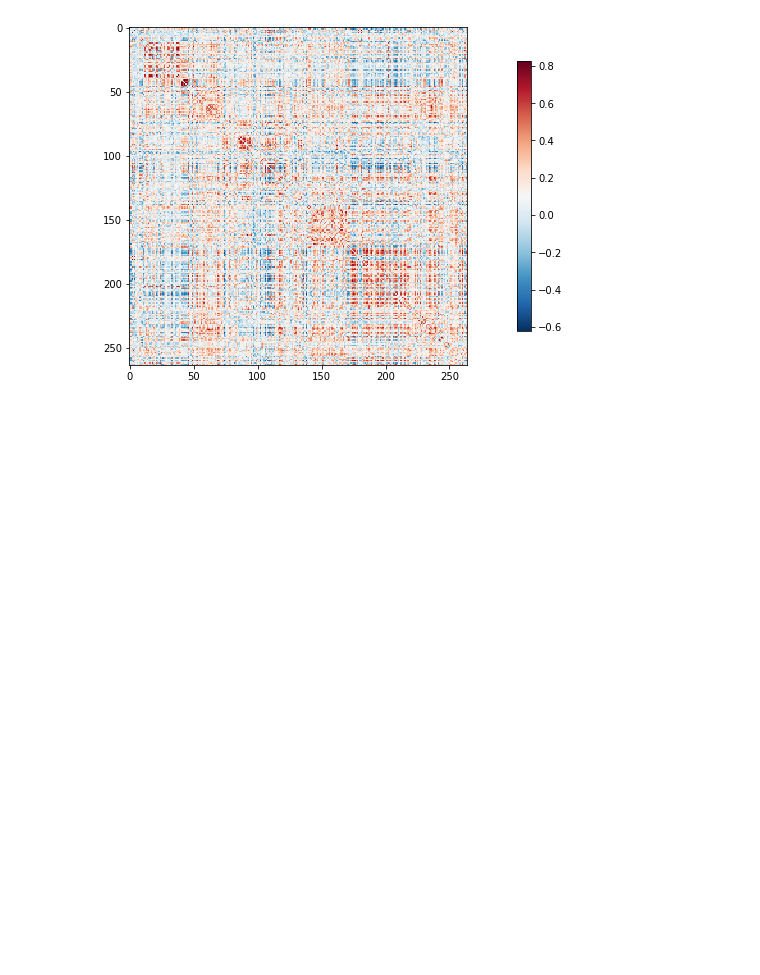
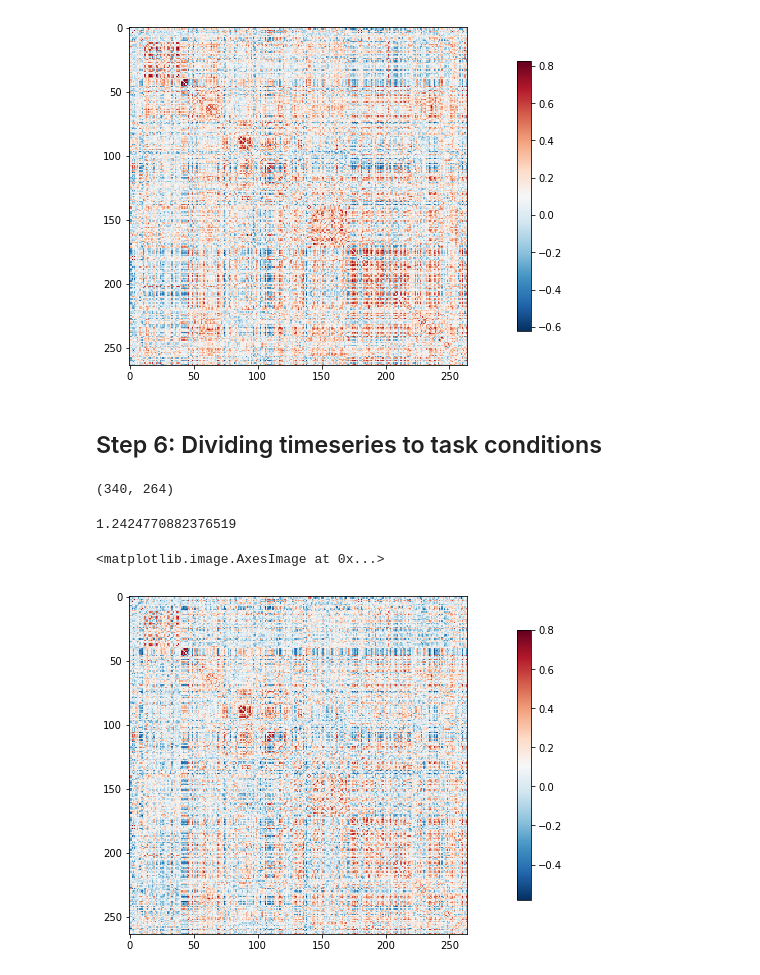
Before and after one commit to kfinc/functional_connectivity_in_python, a Jupyter notebook: LearningBrain_denoising_and_FC_estimation.ipynb, the cells around one changed output. Drawn from its saved outputs; the diff is of its cells as text; code cells hidden in the pictures; blank space fills up the shorter version.

```diff
--- a/LearningBrain_denoising_and_FC_estimation.ipynb
+++ b/LearningBrain_denoising_and_FC_estimation.ipynb
@@ -105,0 +116,57 @@ plotting.plot_matrix(fc_power)
+# %% [markdown]
+Step 6: Dividing timeseries to task conditions
+-----------------------------------------------------------
+# %%
+onsets_1back = np.array([4, 72, 140, 208, 276, 344, 412, 480, 548, 616])
+onsets_2back = np.array([38, 106, 174, 242, 310, 378, 446, 514, 582, 650])
+vol_num = 340
+
+TR = 2
+duration = 30
+
+vector_n_back = np.zeros((vol_num, 3))
+
+for i in range(len(vector_n_back)):
+    if i in onsets_1back/TR:
+        for k in range(int(duration/TR)):
+            vector_n_back[i + k, 0] = 1
+    if i in onsets_2back/TR:
+        for k in range(int(duration/TR)):
+            vector_n_back[i + k, 1] = 1
+    else:
+        continue
+
+
+for i in range(len(vector_n_back)):
+    if vector_n_back[i,0] == 0 and vector_n_back[i,1] == 0:
+        vector_n_back[i,2] = 1
+
+dual1back = vector_n_back[:,0].astype(bool)
+dual2back = vector_n_back[:,1].astype(bool)
+# %%
+timeseries_power_filtered.shape
+# %% [output]
+(340, 264)
+# %%
+timeseries_dual1back = timeseries_power_filtered[dual1back,:]
+timeseries_dual2back = timeseries_power_filtered[dual2back,:]
+# %%
+timeseries_power_filtered[1,1]
+# %% [output]
+1.2424770882376519
+# %%
+# 1 back
+correlation_measure = ConnectivityMeasure(kind = 'correlation')
+fc_power = correlation_measure.fit_transform([timeseries_dual1back])[0]
+
+# Make a large figure
+# Mask the main diagonal for visualization:
+np.fill_diagonal(fc_power, 0)
+
+# The labels we have start with the background (0), hence we skip the
+# first label
+# matrices are ordered for block-like representation
+plotting.plot_matrix(fc_power, vmax = 0.8)
+# %% [output]
+<matplotlib.image.AxesImage at 0x...>
+[figure, added]
```
Also changed, not shown: parts of 13 cells of this notebook.
